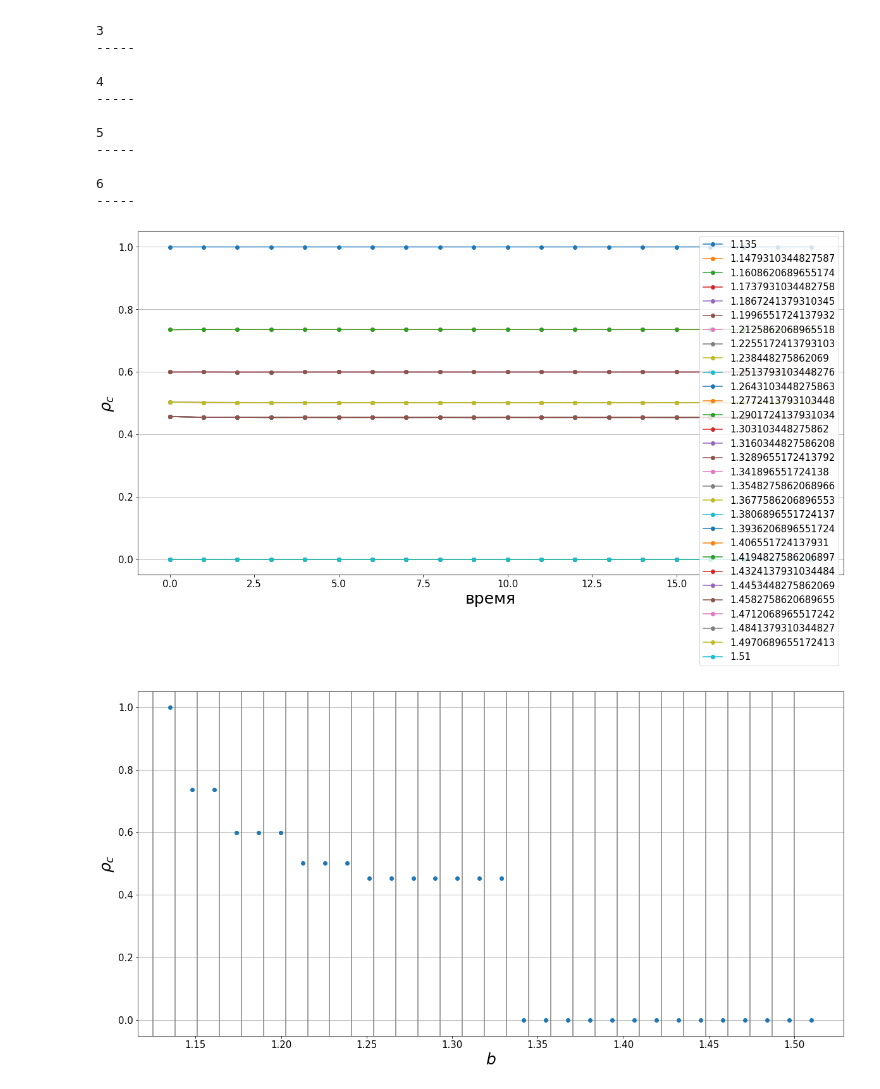
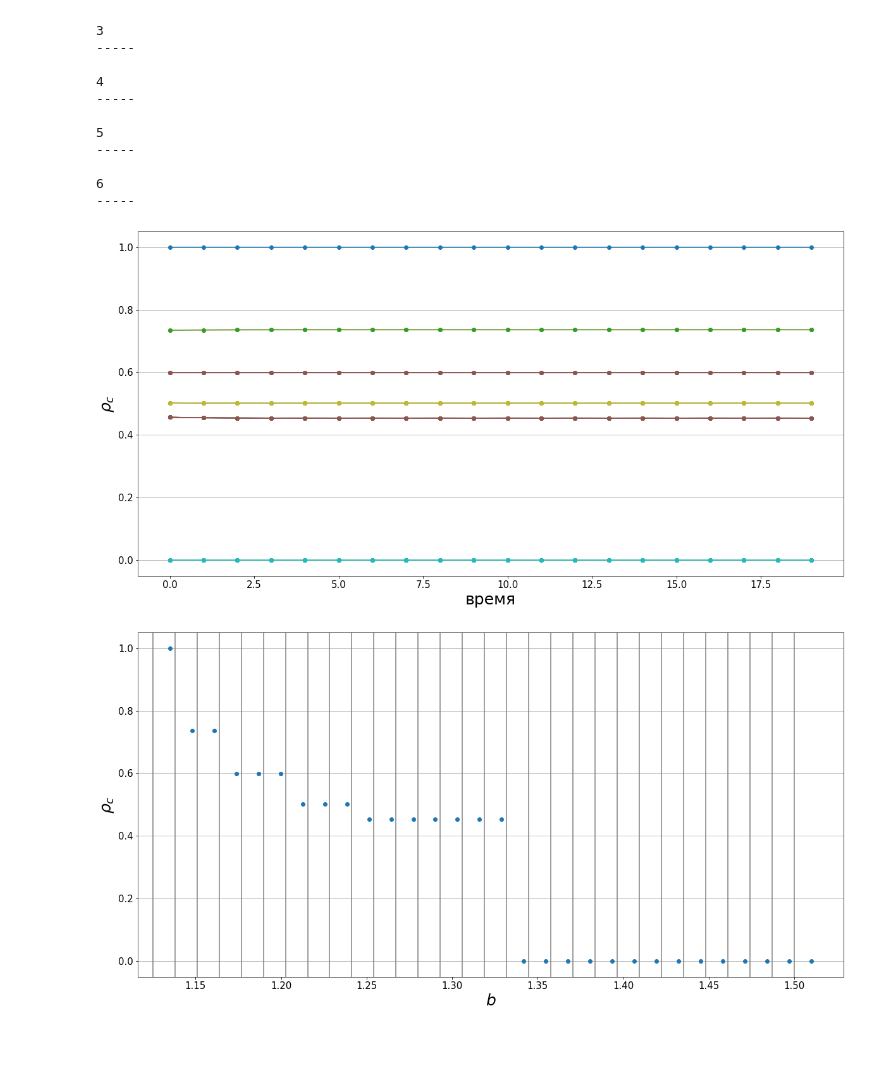
Before and after one commit to bu147/async_game, a Jupyter notebook: size_dependency.ipynb, the cells around one changed output. Drawn from its saved outputs; the diff is of its cells as text; code cells hidden in the pictures; blank space fills up the shorter version.

```diff
--- a/size_dependency.ipynb
+++ b/size_dependency.ipynb
@@ -400,16 +400,16 @@ err180_copy = read((m,), 'sd_err180.txt')
 # %%
 #График зависимости плотности от количества шагов эволюции
 fig, ax = plt.subplots(1,1,figsize=(20,10))
 for i in range(m):
     ax.plot(pc180_copy[i], 'o-', label=bs[i])
 
 ax.set_xlabel('время',fontsize=25)
 ax.set_ylabel('$%s$'%'\\rho_c',fontsize=25)
-ax.legend(prop={'size': 15})
+#ax.legend(prop={'size': 15})
 ax.tick_params(axis='both', which='major', labelsize=15)
 ax.grid(b=True,axis='y')
 # %% [output]
-[figure, old version]
+[figure, new version]
 # %%
 #График зависимости плотности от b
 fig,ax = plt.subplots(1, 1, figsize=(20, 10))
```
Also changed, not shown: parts of 2 cells of this notebook, 2 other files.
